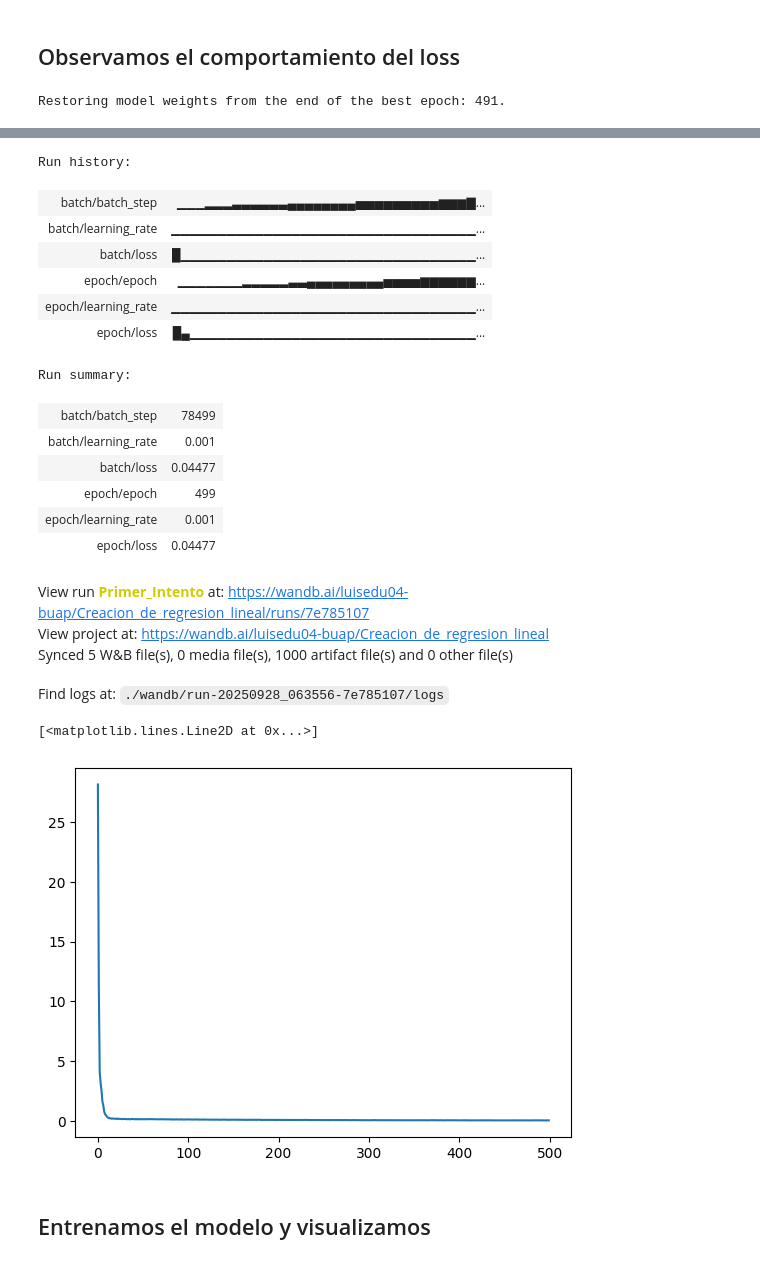
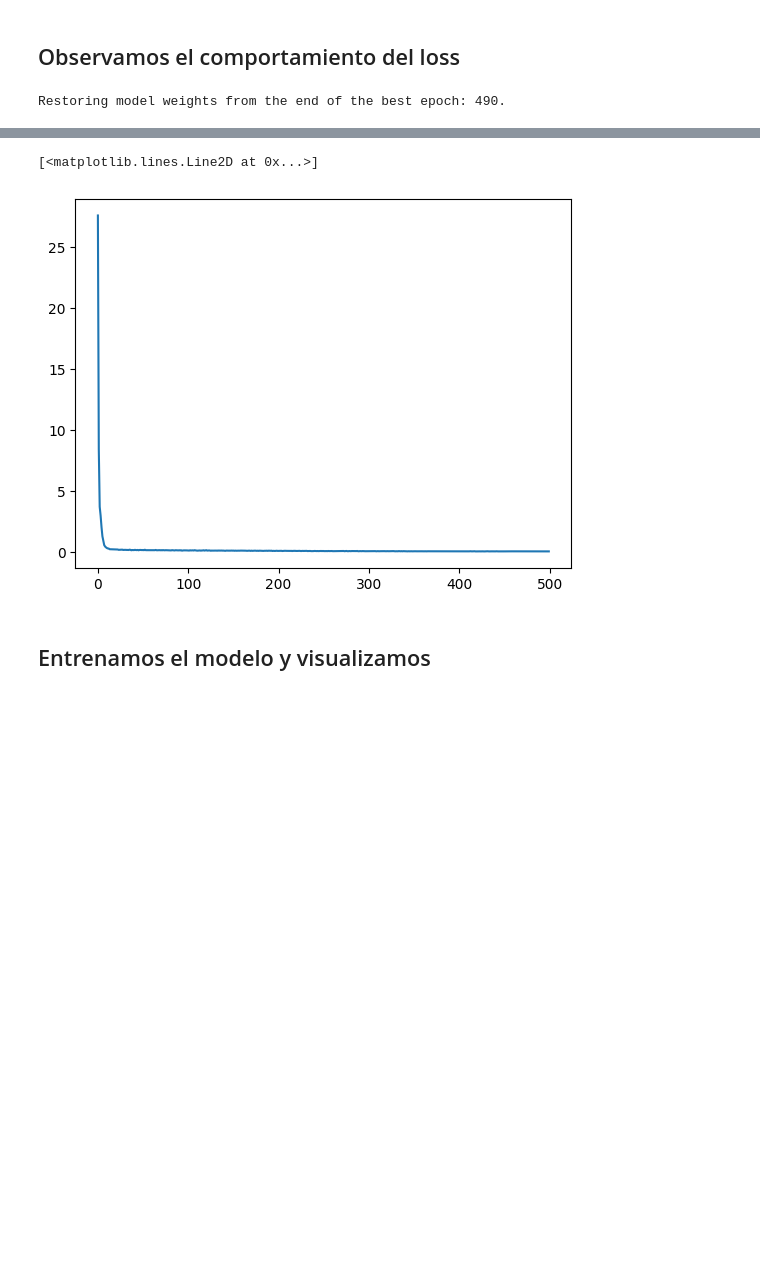
Before and after one commit to Luis-Irineo/KERAS_ODE_SOLVER_AND_CUSTOM_FUNCIONALITIES, a Jupyter notebook: Tarea 4 inciso 4/ODE_Solver_inciso_a.ipynb, the cells around one changed output, grey strips where cells are left out. Drawn from its saved outputs; the diff is of its cells as text; code cells hidden in the pictures; blank space fills up the shorter version.

```diff
--- a/Tarea 4 inciso 4/ODE_Solver_inciso_a.ipynb
+++ b/Tarea 4 inciso 4/ODE_Solver_inciso_a.ipynb
@@ -152,11 +143,11 @@ history = model.fit(x,
                     epochs = epochs,
                     verbose = verbose,
                     callbacks=[
-                        WandbMetricsLogger(log_freq=1),
-                        WandbModelCheckpoint("models/model.keras"),
+                        # WandbMetricsLogger(log_freq=1),
+                        # WandbModelCheckpoint("models/model.keras"),
                         early_stopping
                     ])
-run.finish()
+# run.finish()
 plt.plot(history.history["loss"])
 # %% [output]
-Restoring model weights from the end of the best epoch: 491.
+Restoring model weights from the end of the best epoch: 490.
@@ -164,23 +154,5 @@ Restoring model weights from the end of the best epoch: 491.
-Run history:
+[<matplotlib.lines.Line2D at 0x...>]
-| batch/batch_step | ▁▁▁▂▂▂▃▃▃▃▃▃▄▄▄▄▄▄▄▄▅▅▅▅▅▅▅▅▅▆▆▆▇... |
-| batch/learning_rate | ▁▁▁▁▁▁▁▁▁▁▁▁▁▁▁▁▁▁▁▁▁▁▁▁▁▁▁▁▁▁▁▁▁... |
-| batch/loss | █▁▁▁▁▁▁▁▁▁▁▁▁▁▁▁▁▁▁▁▁▁▁▁▁▁▁▁▁▁▁▁▁... |
-| epoch/epoch | ▁▁▁▁▁▁▁▂▂▂▂▂▃▃▄▄▄▄▄▄▄▄▄▅▅▅▅▆▆▆▆▆▆... |
-| epoch/learning_rate | ▁▁▁▁▁▁▁▁▁▁▁▁▁▁▁▁▁▁▁▁▁▁▁▁▁▁▁▁▁▁▁▁▁... |
-| epoch/loss | █▄▁▁▁▁▁▁▁▁▁▁▁▁▁▁▁▁▁▁▁▁▁▁▁▁▁▁▁▁▁▁▁... |
-Run summary:
-| batch/batch_step | 78499 |
-| batch/learning_rate | 0.001 |
-| batch/loss | 0.04477 |
-| epoch/epoch | 499 |
-| epoch/learning_rate | 0.001 |
-| epoch/loss | 0.04477 |
-View run Primer_Intento at: https://wandb.ai/luisedu04-buap/Creacion_de_regresion_lineal/runs/7e785107
-View project at: https://wandb.ai/luisedu04-buap/Creacion_de_regresion_lineal
-Synced 5 W&B file(s), 0 media file(s), 1000 artifact file(s) and 0 other file(s)
-Find logs at: ./wandb/run-20250928_063556-7e785107/logs
-[<matplotlib.lines.Line2D at 0x...>]
-[figure, old version]
+[figure, new version]
 # %% [markdown]
 ## Entrenamos el modelo y visualizamos
 # %%
```
Also changed, not shown: parts of 6 cells of this notebook, 2 other files.
